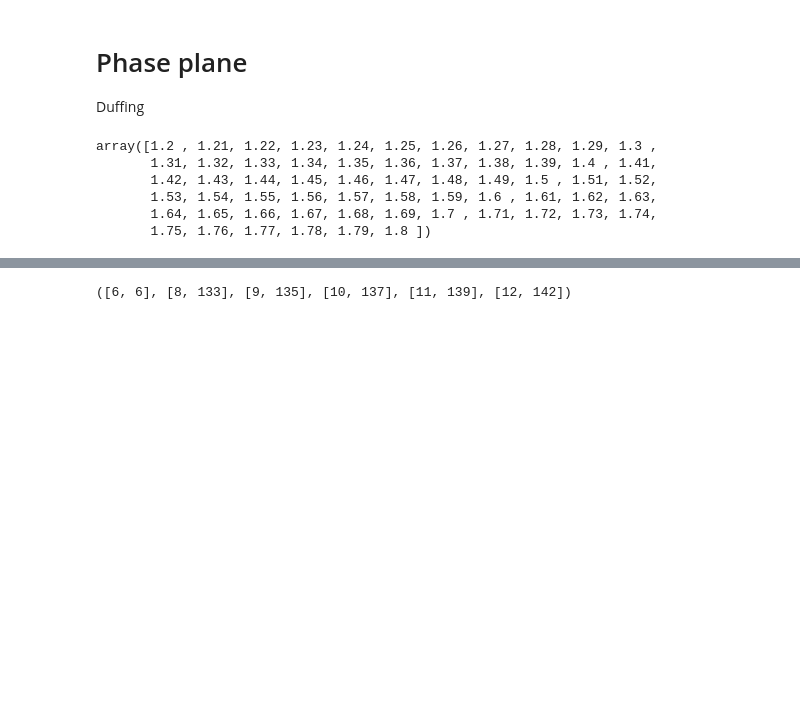
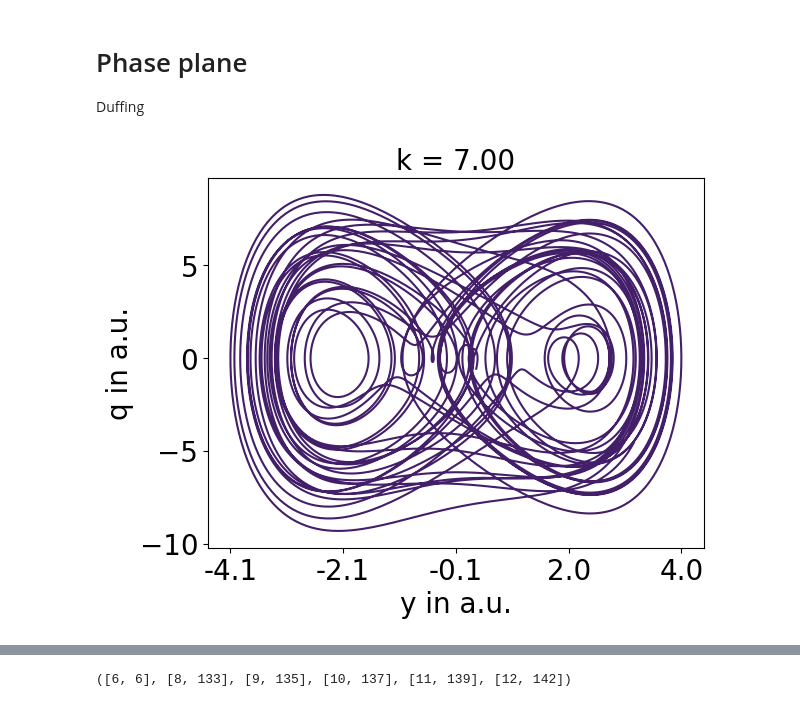
Before and after one commit to huyenanh-nguyen/Vocalization, a Jupyter notebook: Onesidecoupling/simulation.ipynb, the cells around one changed output, grey strips where cells are left out. Saved outputs shown, nothing was run; the diff lists cells and outputs as text; code cells hidden in the pictures; blank space fills up the shorter version.

```diff
--- a/Onesidecoupling/simulation.ipynb
+++ b/Onesidecoupling/simulation.ipynb
@@ -78,14 +73,39 @@ np.float64(4.088103803037371)
 # Phase plane
 
 Duffing
-# %%
-k_up = np.arange(1.2,1.8, 0.01)
-k_up
-# %% [output]
-array([1.2 , 1.21, 1.22, 1.23, 1.24, 1.25, 1.26, 1.27, 1.28, 1.29, 1.3 ,
-       1.31, 1.32, 1.33, 1.34, 1.35, 1.36, 1.37, 1.38, 1.39, 1.4 , 1.41,
-       1.42, 1.43, 1.44, 1.45, 1.46, 1.47, 1.48, 1.49, 1.5 , 1.51, 1.52,
-       1.53, 1.54, 1.55, 1.56, 1.57, 1.58, 1.59, 1.6 , 1.61, 1.62, 1.63,
-       1.64, 1.65, 1.66, 1.67, 1.68, 1.69, 1.7 , 1.71, 1.72, 1.73, 1.74,
-       1.75, 1.76, 1.77, 1.78, 1.79, 1.8 ])
+# %%
+# phaseplane for one k value
+
+
+t_step = 0.01
+t_last = 100 # 50h -> 1 point represent 1h
+t = np.arange(0, 5000, t_step)
+keep = int(t_last / t_step)
+
+k = 7
+gamma = 0.1
+mu = 2.0 # realistic mu value, because the vocal foldds doesnt oscillate sinousidal
+beta = 1
+alpha = 0.2
+
+
+par = 1,1,1,1
+limit = OnesidedCoupling(par, t, keep, k, mu, gamma, alpha, beta)
+y_sol = limit.y_solv()[-keep:]
+q_sol = limit.q_solv()[-keep:]
+plt.plot(y_sol,q_sol, color = "#431F6A")
+
+
+plt.xlabel("y in a.u.",fontsize = 20)
+plt.ylabel("q in a.u.",fontsize = 20)
+plt.gca().xaxis.set_major_formatter(FormatStrFormatter('%.1f'))
+plt.xticks(np.linspace(min(y_sol),max(y_sol), 5), fontsize = 20)
+
+plt.tick_params(labelsize=20)
+plt.title("k = " + f"{k:.2f}", fontsize = 20)
+
+plt.yticks(fontsize = 20)
+plt.show()
+# %% [output]
+[figure, added]
 # %%
```
Also changed, not shown: parts of 4 cells of this notebook, 5 other files.
